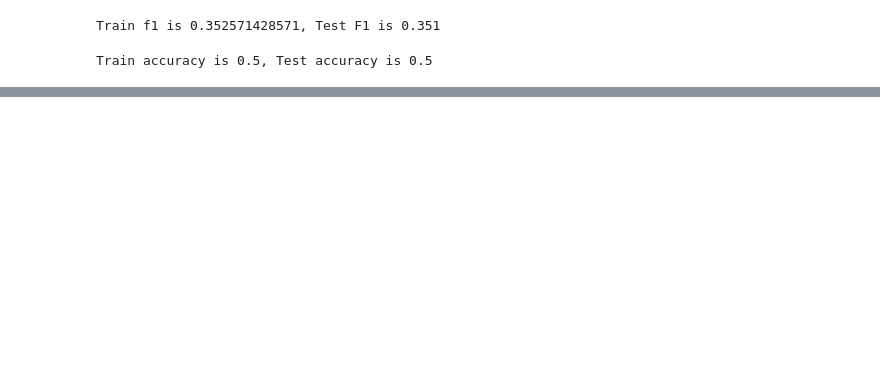
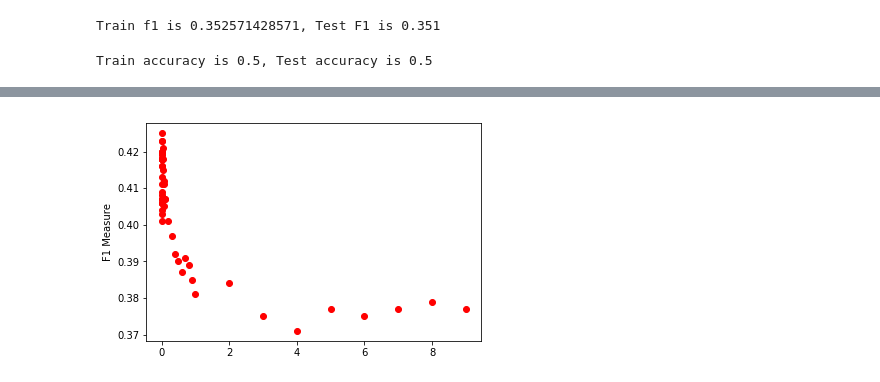
Before and after one commit to AsherWright/COMP511-machine-learning, a Jupyter notebook: Assignment 3/Assignment 3.ipynb, the cells around one changed output, grey strips where cells are left out. Cells and saved outputs as stored; diff of their text form; code cells hidden in the pictures; blank space fills up the shorter version.

```diff
--- a/Assignment 3/Assignment 3.ipynb
+++ b/Assignment 3/Assignment 3.ipynb
@@ -209,0 +258,28 @@ run_classifiers(classifiers, 1)
+# %%
+#Now we will do some tuning of hyperparameters. First we need a method that returns the accuracy of a validation set.
+def run_classifier_validation(classifier, train_input, train_target, valid_input, valid_target):
+    classifier.fit(train_input, train_target)
+    valid_target_pred = classifier.predict(valid_input)
+    return f1_score(valid_target, valid_target_pred, average='micro')
+
+#now we will run this on different hyperparameters and see what the best values to choose are.
+# %%
+#first we will do Bernoulli on BBOW
+f1_scores = []
+max_f1 = 0
+best_alpha = 0
+alpha_values = []
+for exp in range(-5, 1):
+    for i in range(1, 10):
+        alpha_values.append(i*10**exp)
+
+for alpha in alpha_values:
+    classifier = BernoulliNB(alpha=alpha)
+    score = run_classifier_validation(classifier, yelp_training_inputs[0],   yelp_train['Evaluation'],
+                                                yelp_validation_inputs[0], yelp_valid['Evaluation'])
+    f1_scores.append(score)
+    if(score > max_f1):
+        max_f1 = score
+        best_alpha = alpha
+    print(str(alpha) + ", " + str(score))
+print("The best validation f1 happens when alpha = " + str(best_alpha) + " and is " + str(max_f1))
@@ -209,0 +304,6 @@ run_classifiers(classifiers, 1)
+# %%
+plt.plot(alpha_values, f1_scores, 'ro')
+plt.ylabel('F1 Measure')
+plt.show()
+# %% [output]
+[figure, added]
```
Also changed, not shown: parts of 17 cells of this notebook.
